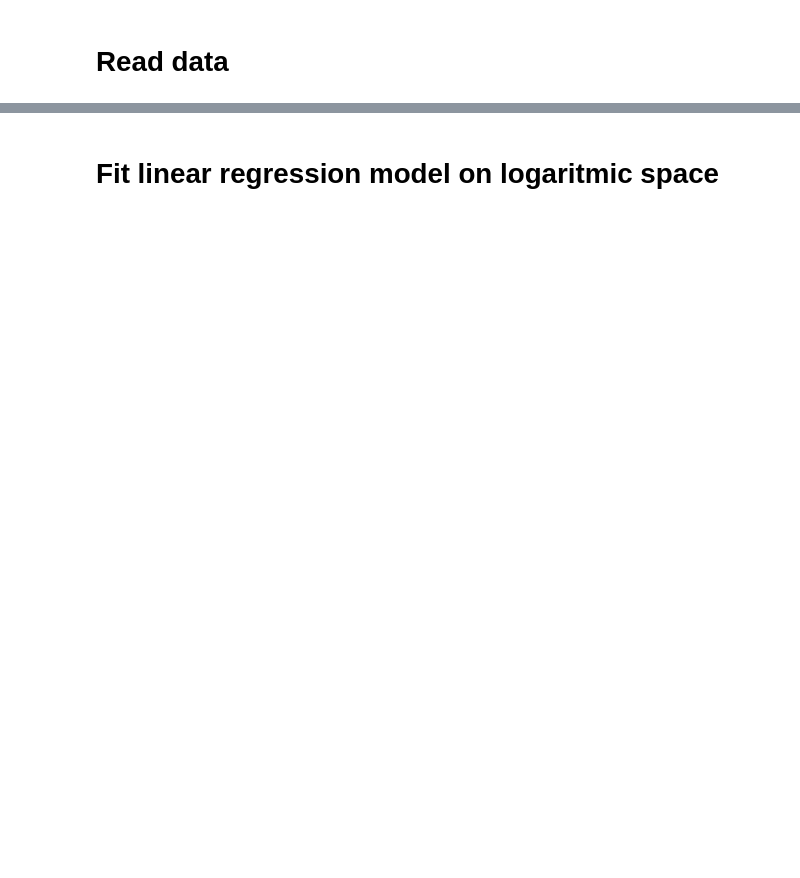
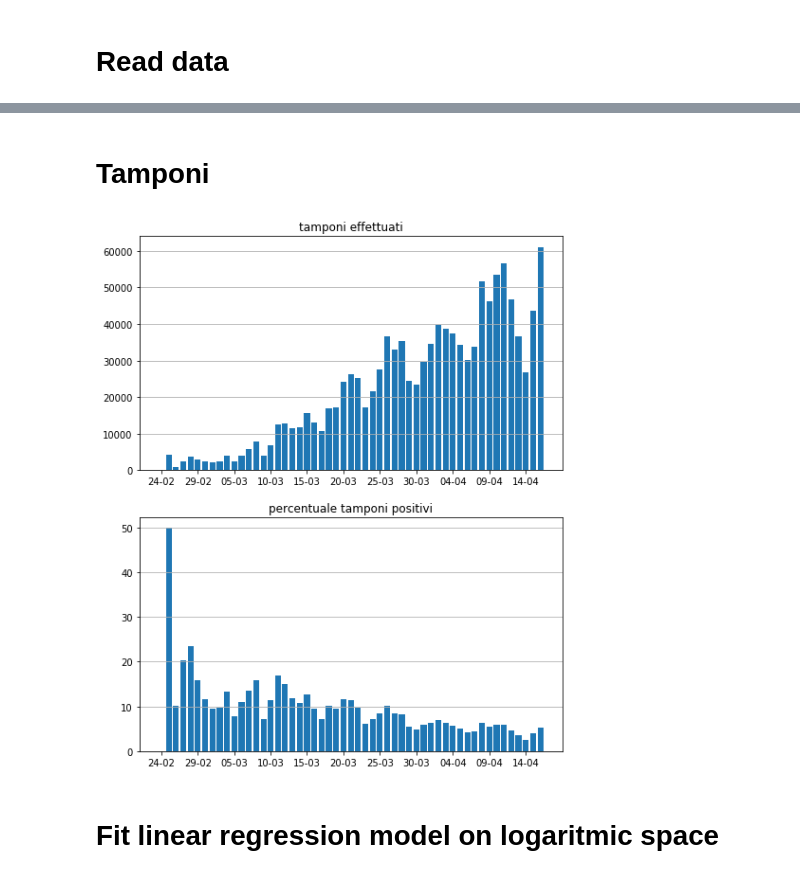
Before and after one commit to meneghet/covid19_predict, a Jupyter notebook: covid19_ita_prediction.ipynb, the cells around one changed output, grey strips where cells are left out. Cells and saved outputs as stored; diff of their text form; code cells hidden in the pictures; blank space fills up the shorter version.

Commit message:
analisi tamponi + ordine

```diff
--- a/covid19_ita_prediction.ipynb
+++ b/covid19_ita_prediction.ipynb
@@ -34,3 +36,29 @@ df.head()
+# %% [markdown]
+# Tamponi
+# %%
+tamponi = df.tamponi
+tamponi_per_day = np.insert(np.diff(tamponi), 0, 0, axis=0)
+
+nuovi_positivi = df.nuovi_positivi
+detection_rate = tamponi_per_day/tamponi
+
+t = pd.to_datetime(df.data)
+# t = t.strftime('%d-%b')
+
+fig, ax = plt.subplots(2,1,figsize=[8,10])
+ax[0].bar(t, tamponi_per_day)
+ax[0].set_title('tamponi effettuati')
+ax[1].bar(t, detection_rate*100)
+ax[1].set_title('percentuale tamponi positivi')
+
+for a in ax:
+    a.set_xticks(t[0:-1:5]);
+    a.xaxis.set_major_formatter(DateFormatter("%d-%m"))
+    a.grid(axis='y')
+
+# ax[1].set_ylim([0, 30]);
+# %% [output]
+[figure, added]
 # %% [markdown]
 # Fit linear regression model on logaritmic space
 # %%
```
Also changed, not shown: parts of 7 cells of this notebook, 7 other files.
